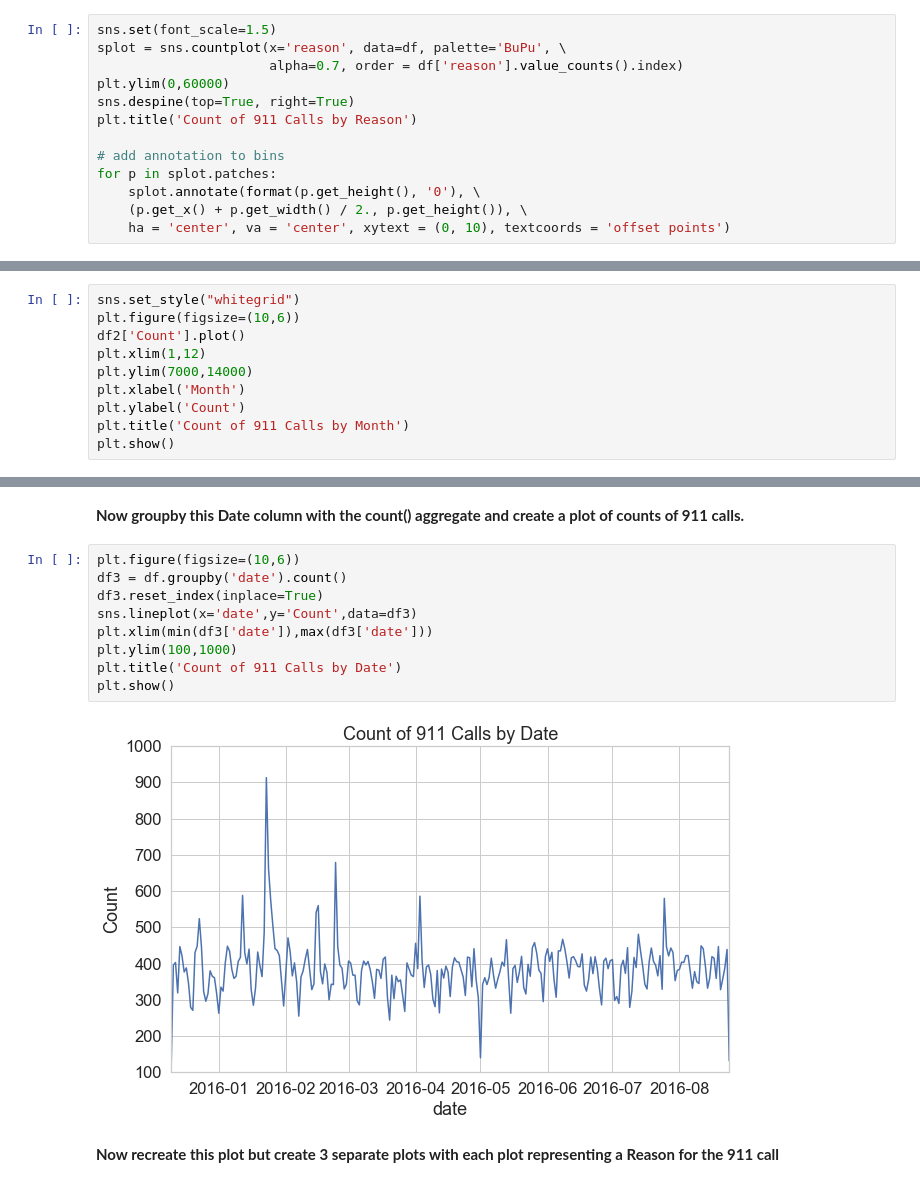
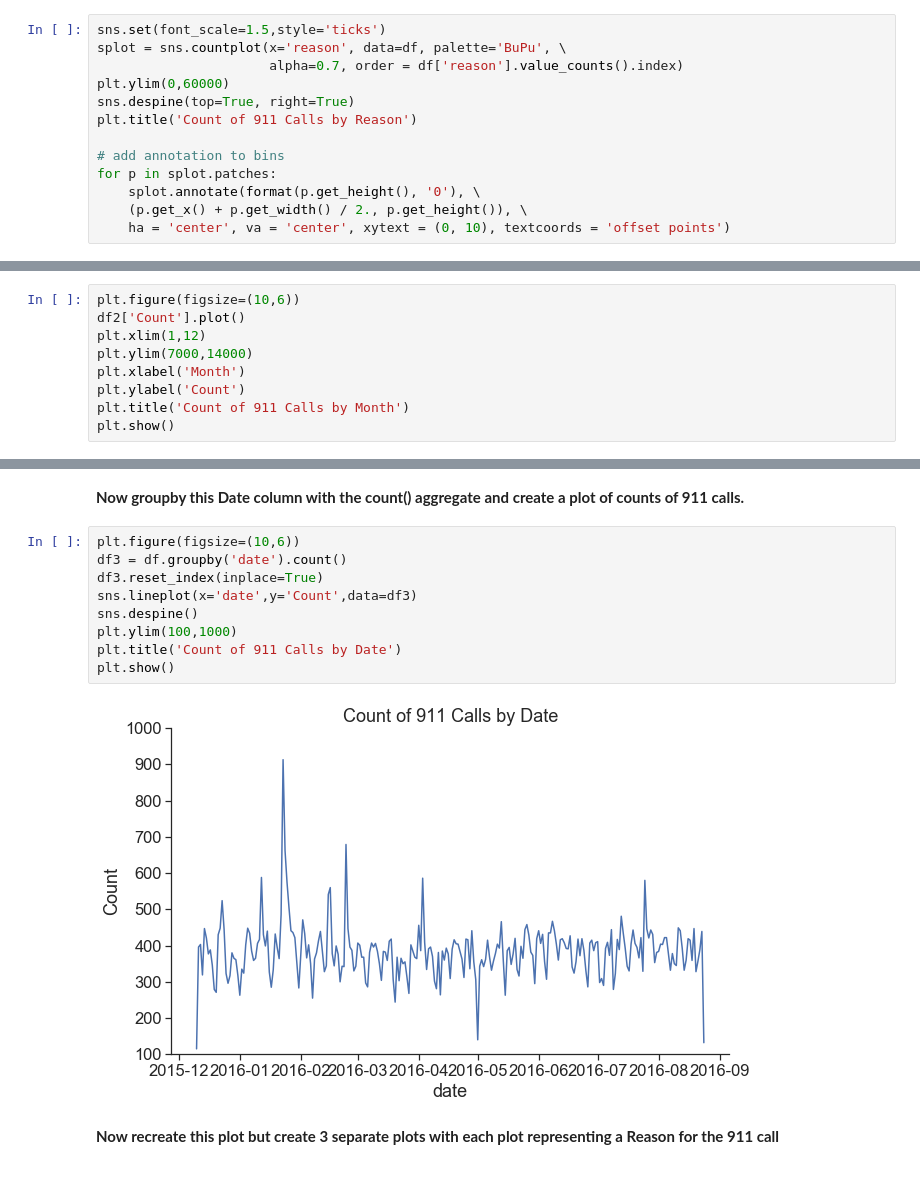
Before and after one commit to Yinying-Lisa/911-Calls-Capstone-Project, a Jupyter notebook: 911-Calls-Data-Capstone-Project.ipynb, the cells around one changed output, grey strips where cells are left out. Drawn from its saved outputs; the diff is of its cells as text.

```diff
--- a/911-Calls-Data-Capstone-Project.ipynb
+++ b/911-Calls-Data-Capstone-Project.ipynb
@@ -113,7 +113,7 @@ df['reason'].value_counts().idxmax()
 # %% [markdown]
 **Now use seaborn to create a countplot of 911 calls by Reason.**
 # %%
-sns.set(font_scale=1.5)
+sns.set(font_scale=1.5,style='ticks')
 splot = sns.countplot(x='reason', data=df, palette='BuPu', \
                       alpha=0.7, order = df['reason'].value_counts().index)
 plt.ylim(0,60000)
@@ -208,7 +208,6 @@ df2
 # %% [markdown]
 **Now create a simple plot off of the dataframe indicating the count of calls per month.**
 # %%
-sns.set_style("whitegrid")
 plt.figure(figsize=(10,6))
 df2['Count'].plot()
 plt.xlim(1,12)
@@ -239,14 +237,14 @@ df['date'] = df['timeStamp'].apply(lambda x: x.date())
 # %%
 plt.figure(figsize=(10,6))
 df3 = df.groupby('date').count()
 df3.reset_index(inplace=True)
 sns.lineplot(x='date',y='Count',data=df3)
-plt.xlim(min(df3['date']),max(df3['date']))
+sns.despine()
 plt.ylim(100,1000)
 plt.title('Count of 911 Calls by Date')
 plt.show()
 # %% [output]
-[figure, old version]
+[figure, new version]
 # %% [markdown]
 **Now recreate this plot but create 3 separate plots with each plot representing a Reason for the 911 call**
 # %%
```
Also changed, not shown: parts of 9 cells of this notebook.
